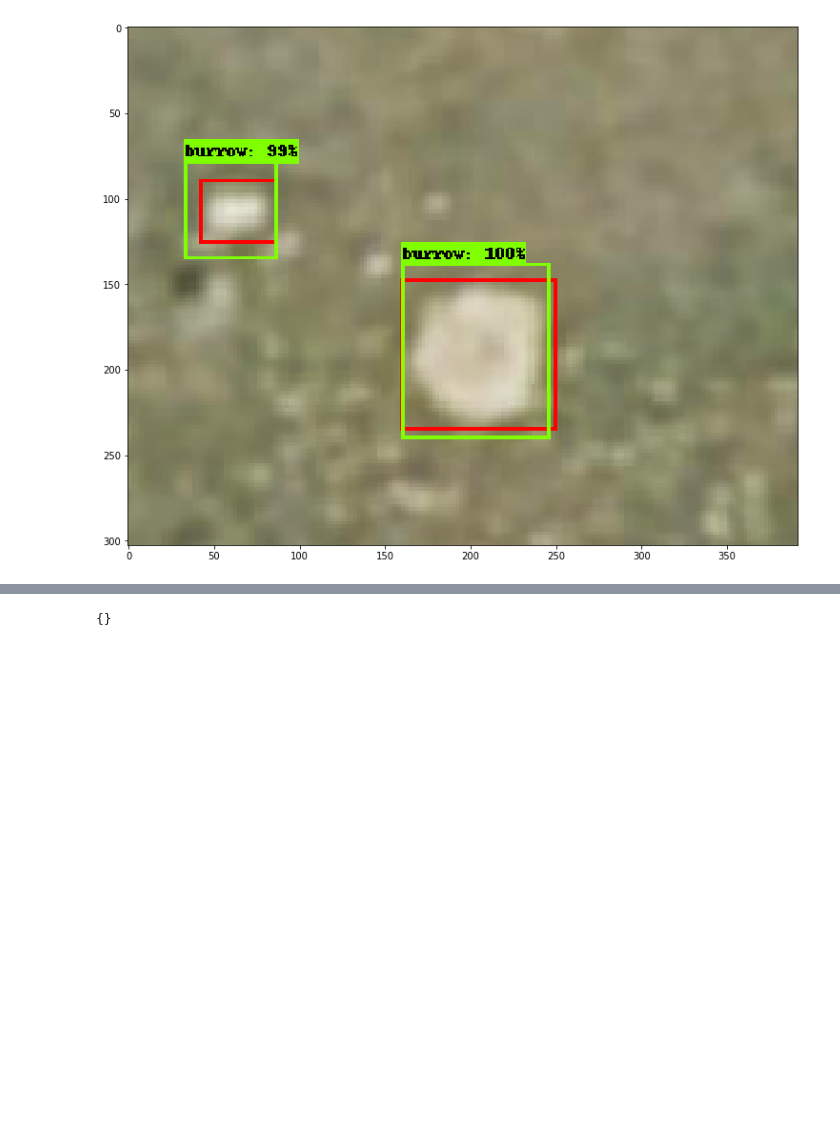
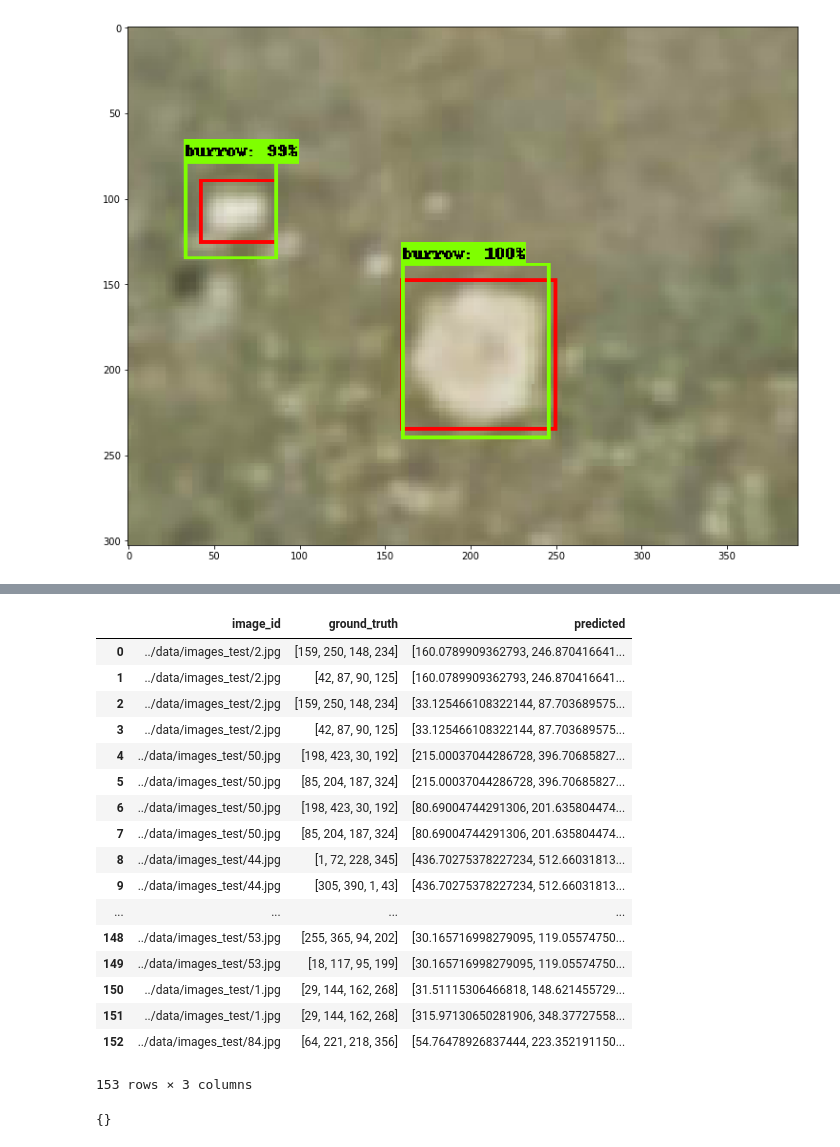
Before and after one commit to rc1208/prairie-burrow-distribution-using-AI, a Jupyter notebook: object_detection/prarie-burrow-notebook-results.ipynb, the cells around one changed output, grey strips where cells are left out. Saved outputs shown, nothing was run; the diff lists cells and outputs as text; code cells hidden in the pictures; blank space fills up the shorter version.

```diff
--- a/object_detection/prarie-burrow-notebook-results.ipynb
+++ b/object_detection/prarie-burrow-notebook-results.ipynb
@@ -337,0 +402,21 @@ for image_name in image_file_list[:3]:
+# %%
+df
+# %% [output]
+|  | image_id | ground_truth | predicted |
+| 0 | ../data/images_test/2.jpg | [159, 250, 148, 234] | [160.0789909362793, 246.870416641... |
+| 1 | ../data/images_test/2.jpg | [42, 87, 90, 125] | [160.0789909362793, 246.870416641... |
+| 2 | ../data/images_test/2.jpg | [159, 250, 148, 234] | [33.125466108322144, 87.703689575... |
+| 3 | ../data/images_test/2.jpg | [42, 87, 90, 125] | [33.125466108322144, 87.703689575... |
+| 4 | ../data/images_test/50.jpg | [198, 423, 30, 192] | [215.00037044286728, 396.70685827... |
+| 5 | ../data/images_test/50.jpg | [85, 204, 187, 324] | [215.00037044286728, 396.70685827... |
+| 6 | ../data/images_test/50.jpg | [198, 423, 30, 192] | [80.69004744291306, 201.635804474... |
+| 7 | ../data/images_test/50.jpg | [85, 204, 187, 324] | [80.69004744291306, 201.635804474... |
+| 8 | ../data/images_test/44.jpg | [1, 72, 228, 345] | [436.70275378227234, 512.66031813... |
+| 9 | ../data/images_test/44.jpg | [305, 390, 1, 43] | [436.70275378227234, 512.66031813... |
+| ... | ... | ... | ... |
+| 148 | ../data/images_test/53.jpg | [255, 365, 94, 202] | [30.165716998279095, 119.05574750... |
+| 149 | ../data/images_test/53.jpg | [18, 117, 95, 199] | [30.165716998279095, 119.05574750... |
+| 150 | ../data/images_test/1.jpg | [29, 144, 162, 268] | [31.51115306466818, 148.621455729... |
+| 151 | ../data/images_test/1.jpg | [29, 144, 162, 268] | [315.97130650281906, 348.37727558... |
+| 152 | ../data/images_test/84.jpg | [64, 221, 218, 356] | [54.76478926837444, 223.352191150... |
+153 rows × 3 columns
```
Also changed, not shown: parts of 3 cells of this notebook.
